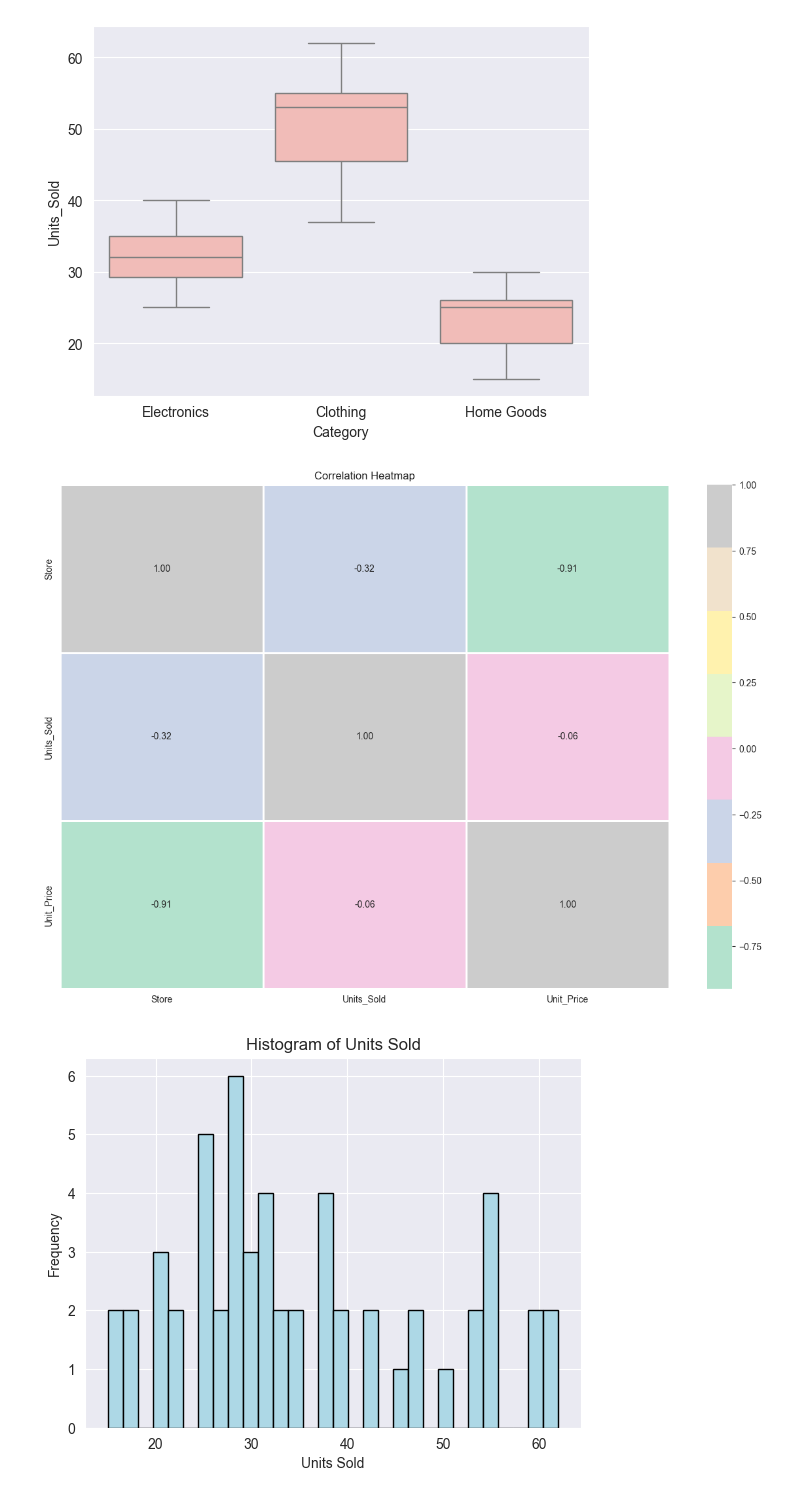
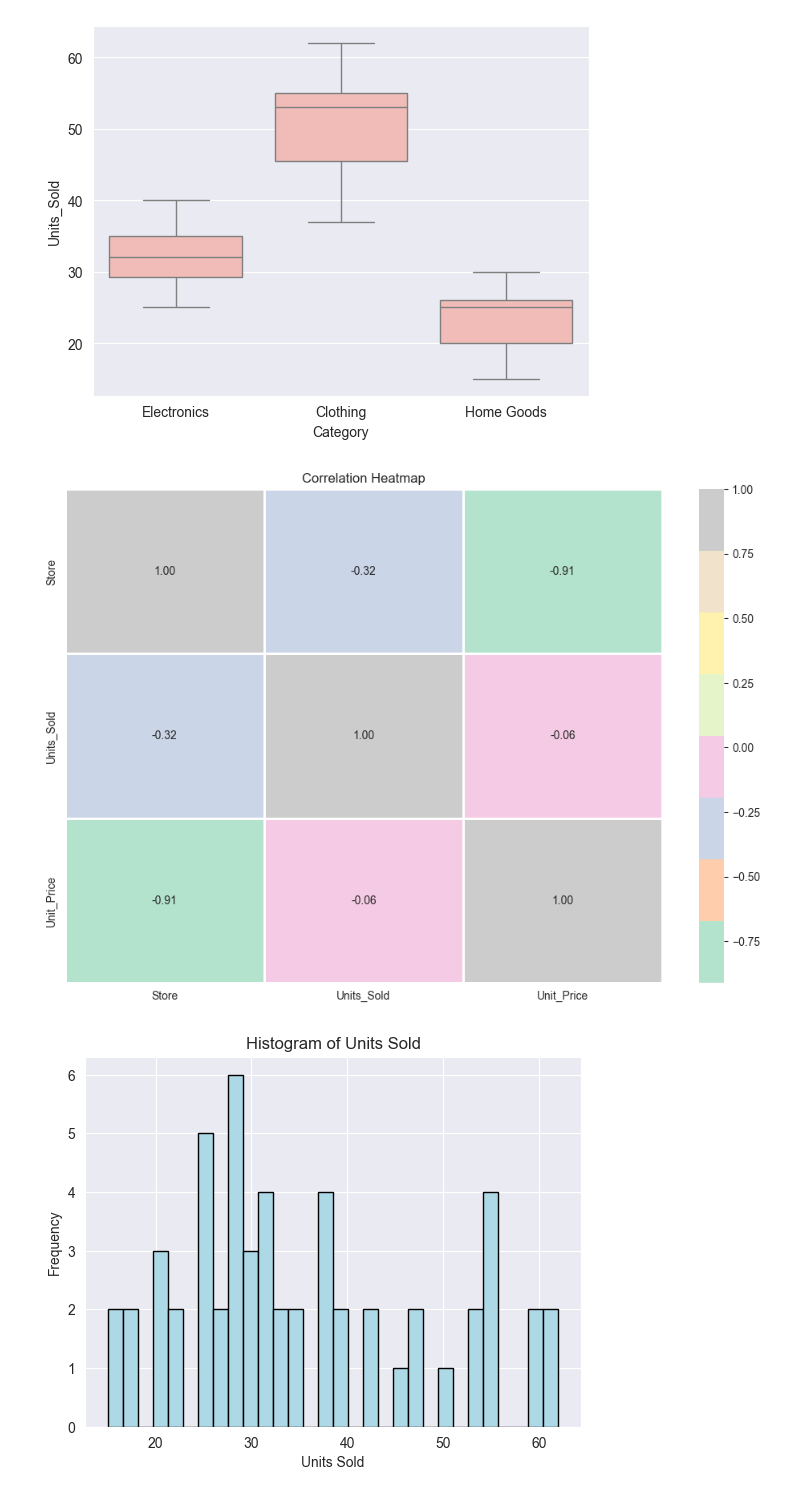
Before and after one commit to nicoherza-pascu/Club_IA-2, a Jupyter notebook: analisis.ipynb, the cells around one changed output. Cells and saved outputs as stored; diff of their text form; code cells hidden in the pictures.

```diff
--- a/analisis.ipynb
+++ b/analisis.ipynb
@@ -168,14 +157,14 @@ sns.boxplot(x='Category', y='Units_Sold', data=df_clean)
 # %%
 df_numeric = df_clean.select_dtypes(include=['number'])
 corr_matrix = df_numeric.corr()
 
-plt.figure(figsize=(15, 10))
+plt.figure(figsize=(12, 8))
 sns.heatmap(corr_matrix, annot=True, fmt='.2f', cmap='Pastel2', linewidths=2)
 
 plt.title('Correlation Heatmap')
 plt.show()
 # %% [output]
-[figure, old version]
+[figure, new version]
 # %%
 df_clean['Units_Sold'].hist(bins=30, color='lightblue', edgecolor='black')
 plt.title('Histogram of Units Sold')
```
Also changed, not shown: parts of 9 cells of this notebook.
